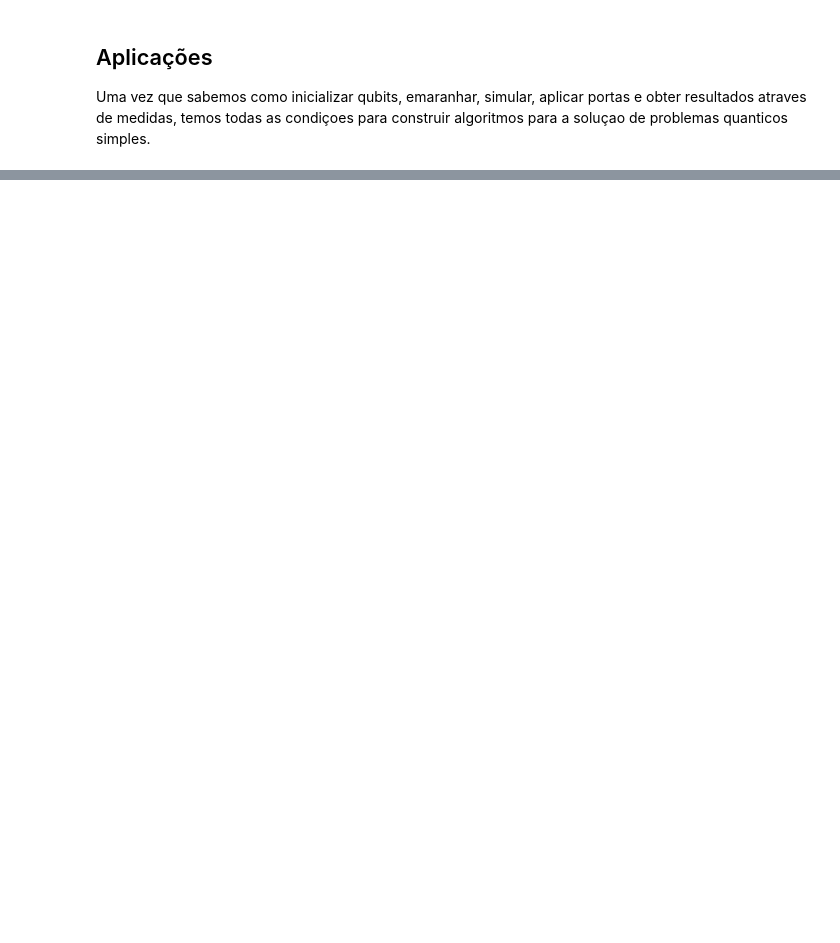
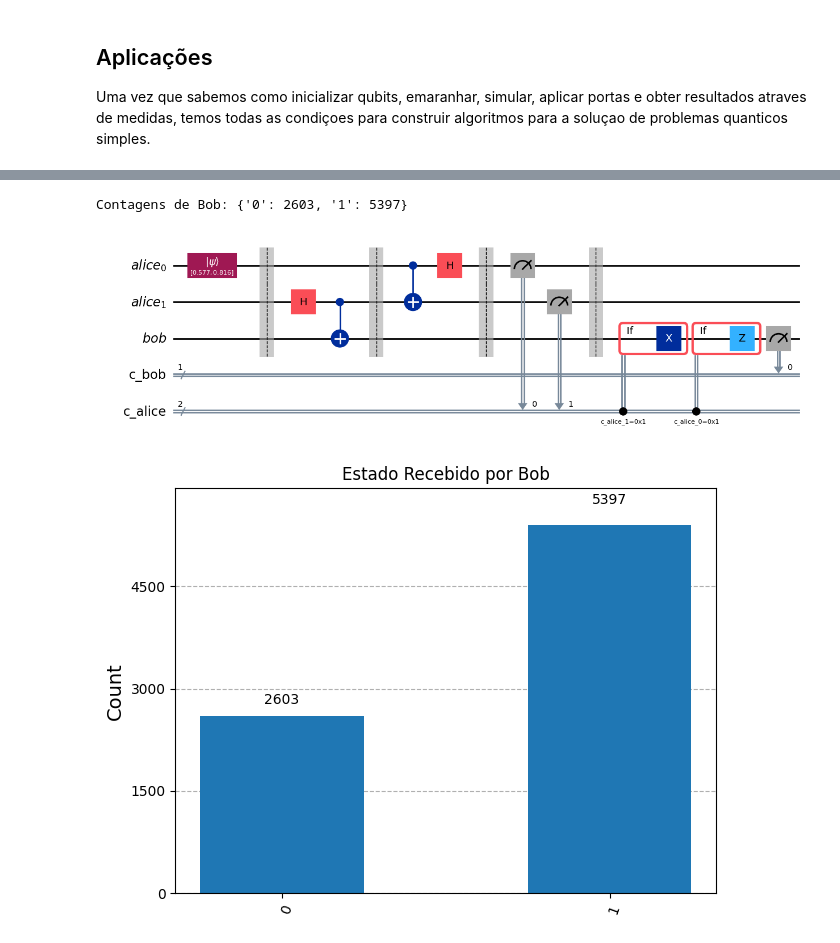
Before and after one commit to joaomoraski/quantum-computing-thesis, a Jupyter notebook: artigos/qiskit-learning.ipynb, the cells around one changed output, grey strips where cells are left out. Drawn from its saved outputs; the diff is of its cells as text; code cells hidden in the pictures; blank space fills up the shorter version.

Commit message:
finalizando o teleporte quantico

```diff
--- a/artigos/qiskit-learning.ipynb
+++ b/artigos/qiskit-learning.ipynb
@@ -797,0 +961,55 @@ Uma vez que sabemos como inicializar qubits, emaranhar, simular, aplicar portas
+# %%
+alice = QuantumRegister(2, 'alice')
+bob = QuantumRegister(1, 'bob')
+c_alice = ClassicalRegister(2, 'c_alice')
+c_bob = ClassicalRegister(1, 'c_bob')
+
+# registrando qubit e inicializando o estado a ser teleportado
+teleport = QuantumCircuit(alice, bob, c_bob, c_alice)
+initial_state = [np.sqrt(1/3), np.sqrt(2/3)]
+teleport.initialize(initial_state, alice[0])
+teleport.barrier() # ??
+
+# emaranhado o qubit auxliar de Alice com o qubit de Bob
+teleport.h(alice[1])
+teleport.cx(alice[1], bob[0])
+teleport.barrier()
+
+# passo 2 - codificar e medir
+teleport.cx(alice[0], alice[1])
+teleport.h(alice[0])
+teleport.barrier()
+teleport.measure(alice[0], c_alice[0])
+teleport.measure(alice[1], c_alice[1])
+teleport.barrier()
+
+# passo 3 - bob corrige e recebe
+# bob aplica as correçoes com base nos bits da alice
+with teleport.if_test((c_alice[1], 1)): # Se o bit 1 de Alice for 1, aplica X
+    teleport.x(bob[0])
+
+with teleport.if_test((c_alice[0], 1)): # Se o bit 0 de Alice for 1, aplica Z
+    teleport.z(bob[0])
+
+# verificaçao final
+teleport.measure(bob[0], c_bob[0])
+teleport.draw(output='mpl')
+
+# simulaçao
+simulator = AerSimulator()
+job = simulator.run(teleport, shots=8000)
+result = job.result()
+counts = result.get_counts(teleport)
+
+# Filtra as contagens para mostrar apenas o resultado de Bob
+bob_counts = {}
+for result_str, count in counts.items():
+    bob_bit = result_str.split()[1]
+    bob_counts[bob_bit] = bob_counts.get(bob_bit, 0) + count
+
+plot_histogram(bob_counts, title="Estado Recebido por Bob")
+print(f"Contagens de Bob: {bob_counts}")
+# %% [output]
+Contagens de Bob: {'0': 2603, '1': 5397}
+[figure, added]
+[figure, added]
```
Also changed, not shown: parts of 17 cells of this notebook.
